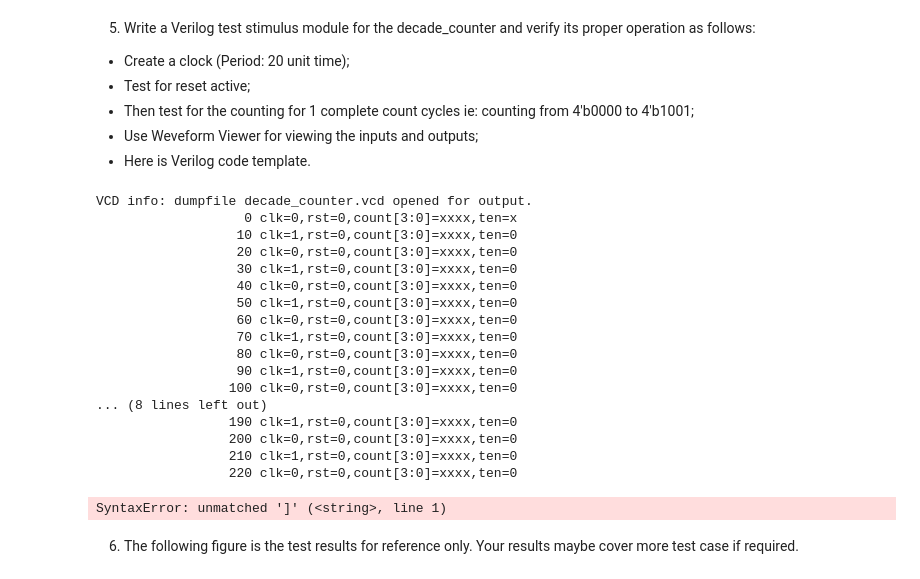
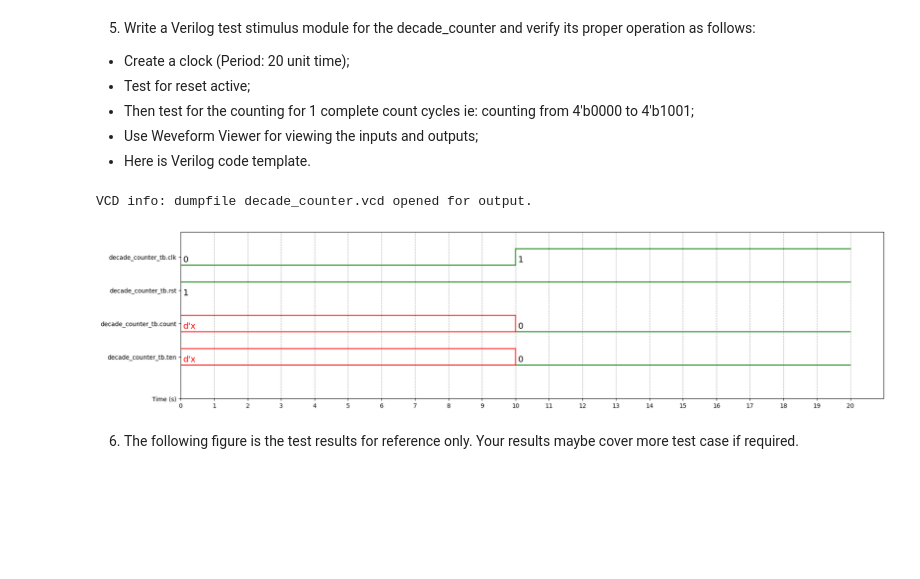
Before and after one commit to Xavian-Yunos/HW03-Homework, a Jupyter notebook: VerilogGitHomework.ipynb, the cells around one changed output. Drawn from its saved outputs; the diff is of its cells as text; code cells hidden in the pictures; blank space fills up the shorter version.

```diff
--- a/VerilogGitHomework.ipynb
+++ b/VerilogGitHomework.ipynb
@@ -49,14 +46,22 @@ module decade_counter(
 reg [3:0] count;
 reg ten;
 
-always @(posedge clk) begin
-    if (rst) begin
+always @(posedge clk)
+begin
+    if (rst)
+        begin
         count <= 4'b0000;
         ten <= 1'b0;
-    end else if (count == 4'b1001) begin
+    end
+
+    else if (count == 4'b1001)
+        begin
         count <= 4'b0000;
         ten <= 1'b1;
-    end else begin
+    end
+
+    else
+        begin
         count <= count + 1'b1;
         ten <= 1'b0;
     end
@@ -91,7 +96,7 @@ initial begin
     $dumpfile("decade_counter.vcd");
     $dumpvars(0, decade_counter_tb);
     clk = 1'b0;
-    rst = 1'b0;
+    rst = 1'b1;
     #20 rst = 1'b0;
     #200 $finish;
 
@@ -99,34 +104,20 @@ initial begin
 
 end
 
-    initial
-    $monitor($time, " clk=%b,rst=%b,count[3:0]=%b,ten=%b",clk,rst,count,ten);
+    //initial
+    //$monitor($time, " clk=%b,rst=%b,count[3:0]=%b,ten=%b",clk,rst,count,ten);
 
 endmodule
 # %% [output]
 VCD info: dumpfile decade_counter.vcd opened for output.
-                   0 clk=0,rst=0,count[3:0]=xxxx,ten=x
-                  10 clk=1,rst=0,count[3:0]=xxxx,ten=0
-                  20 clk=0,rst=0,count[3:0]=xxxx,ten=0
-                  30 clk=1,rst=0,count[3:0]=xxxx,ten=0
-                  40 clk=0,rst=0,count[3:0]=xxxx,ten=0
-                  50 clk=1,rst=0,count[3:0]=xxxx,ten=0
-                  60 clk=0,rst=0,count[3:0]=xxxx,ten=0
-                  70 clk=1,rst=0,count[3:0]=xxxx,ten=0
-                  80 clk=0,rst=0,count[3:0]=xxxx,ten=0
-                  90 clk=1,rst=0,count[3:0]=xxxx,ten=0
-                 100 clk=0,rst=0,count[3:0]=xxxx,ten=0
-... (8 lines left out)
-                 190 clk=1,rst=0,count[3:0]=xxxx,ten=0
-                 200 clk=0,rst=0,count[3:0]=xxxx,ten=0
-                 210 clk=1,rst=0,count[3:0]=xxxx,ten=0
-                 220 clk=0,rst=0,count[3:0]=xxxx,ten=0
 # %%
 %%waveform decade_counter.vcd
--signals clk, rst, count, ten
--time 200
+sign_list = ['decade_counter_tb.clk', 'decade_counter_tb.rst', 'decade_counter_tb.count', 'decade_counter_tb.ten']
+time_begin = 0
+time_end = 20
+base = 'dec'
 # %% [output]
-SyntaxError: unmatched ']' (<string>, line 1)
+[figure, added]
 # %% [markdown]
 6. The following figure is the test results for reference only. Your results maybe cover more test case if required.
 # %% [markdown]
```
Also changed, not shown: parts of 1 cell of this notebook.
